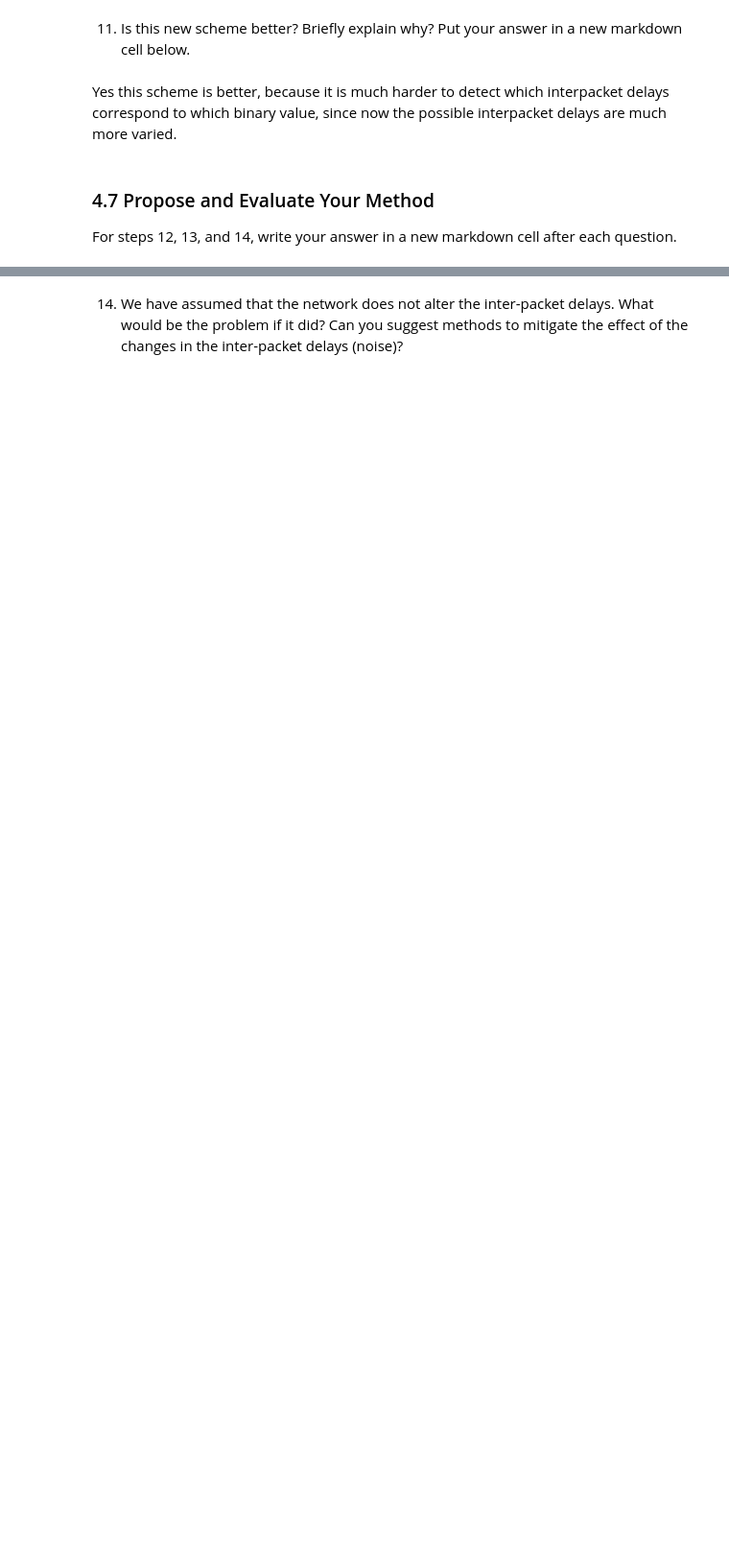
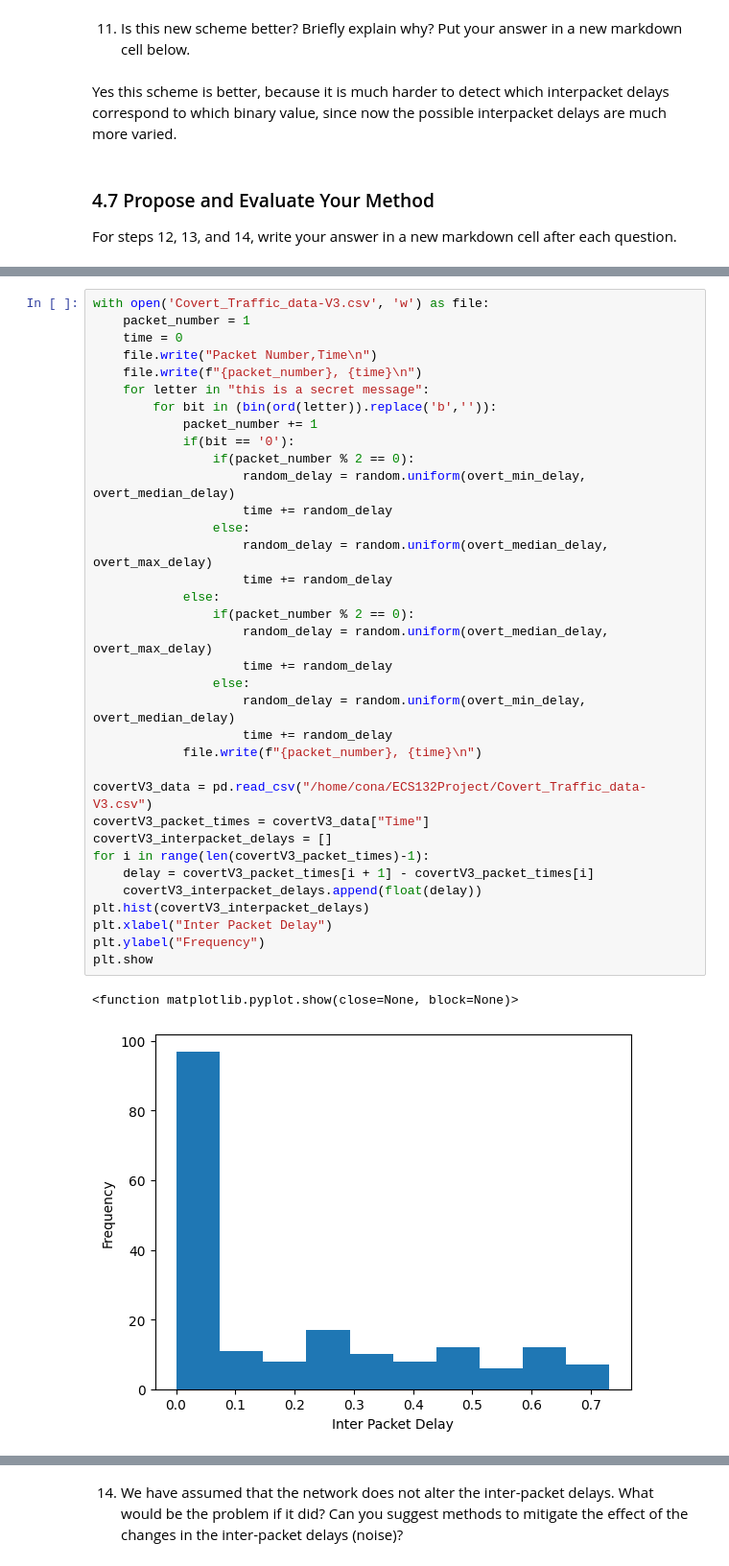
Before and after one commit to eustachew/ECS132_Project, a Jupyter notebook: ECS132_Project_Spring_2025_Draft.ipynb, the cells around one changed output, grey strips where cells are left out. Shown at 96% size. Cells and saved outputs as stored; diff of their text form; blank space fills up the shorter version.

```diff
--- a/ECS132_Project_Spring_2025_Draft.ipynb
+++ b/ECS132_Project_Spring_2025_Draft.ipynb
@@ -257,0 +262,38 @@ For steps 12, 13, and 14, write your answer in a new markdown cell after each qu
+# %%
+with open('Covert_Traffic_data-V3.csv', 'w') as file:
+    packet_number = 1
+    time = 0
+    file.write("Packet Number,Time\n")
+    file.write(f"{packet_number}, {time}\n")
+    for letter in "this is a secret message":
+        for bit in (bin(ord(letter)).replace('b','')):
+            packet_number += 1
+            if(bit == '0'):
+                if(packet_number % 2 == 0):
+                    random_delay = random.uniform(overt_min_delay, overt_median_delay)
+                    time += random_delay
+                else:
+                    random_delay = random.uniform(overt_median_delay, overt_max_delay)
+                    time += random_delay
+            else:
+                if(packet_number % 2 == 0):
+                    random_delay = random.uniform(overt_median_delay, overt_max_delay)
+                    time += random_delay
+                else:
+                    random_delay = random.uniform(overt_min_delay, overt_median_delay)
+                    time += random_delay
+            file.write(f"{packet_number}, {time}\n")
+
+covertV3_data = pd.read_csv("/home/cona/ECS132Project/Covert_Traffic_data-V3.csv")
+covertV3_packet_times = covertV3_data["Time"]
+covertV3_interpacket_delays = []
+for i in range(len(covertV3_packet_times)-1):
+    delay = covertV3_packet_times[i + 1] - covertV3_packet_times[i]
+    covertV3_interpacket_delays.append(float(delay))
+plt.hist(covertV3_interpacket_delays)
+plt.xlabel("Inter Packet Delay")
+plt.ylabel("Frequency")
+plt.show
+# %% [output]
+<function matplotlib.pyplot.show(close=None, block=None)>
+[figure, added]
```
Also changed, not shown: parts of 7 cells of this notebook, 3 other files.
